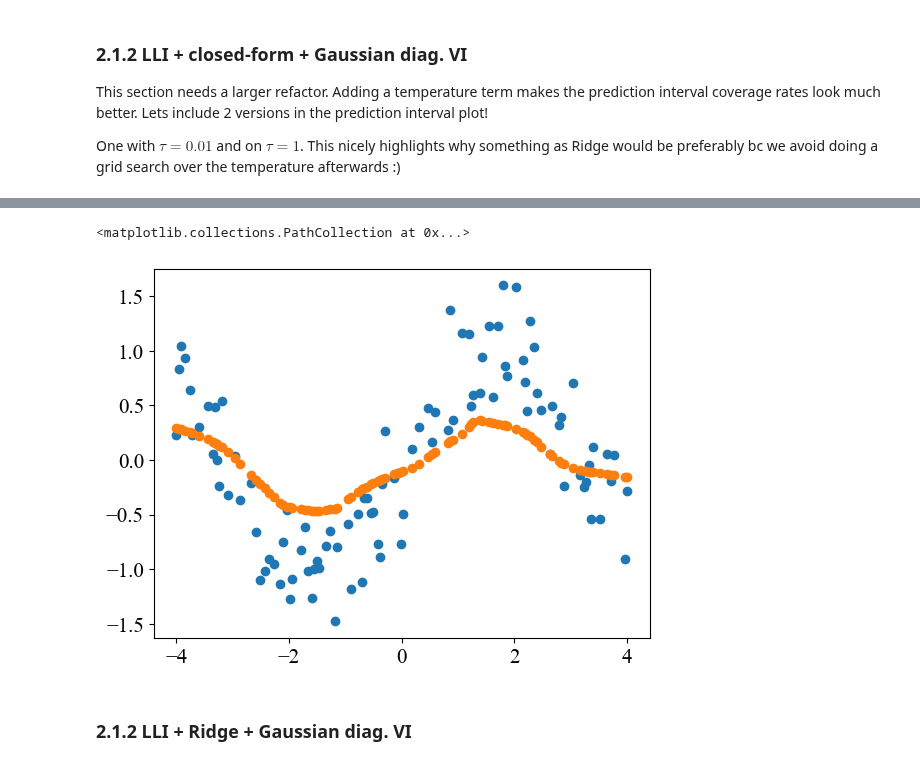
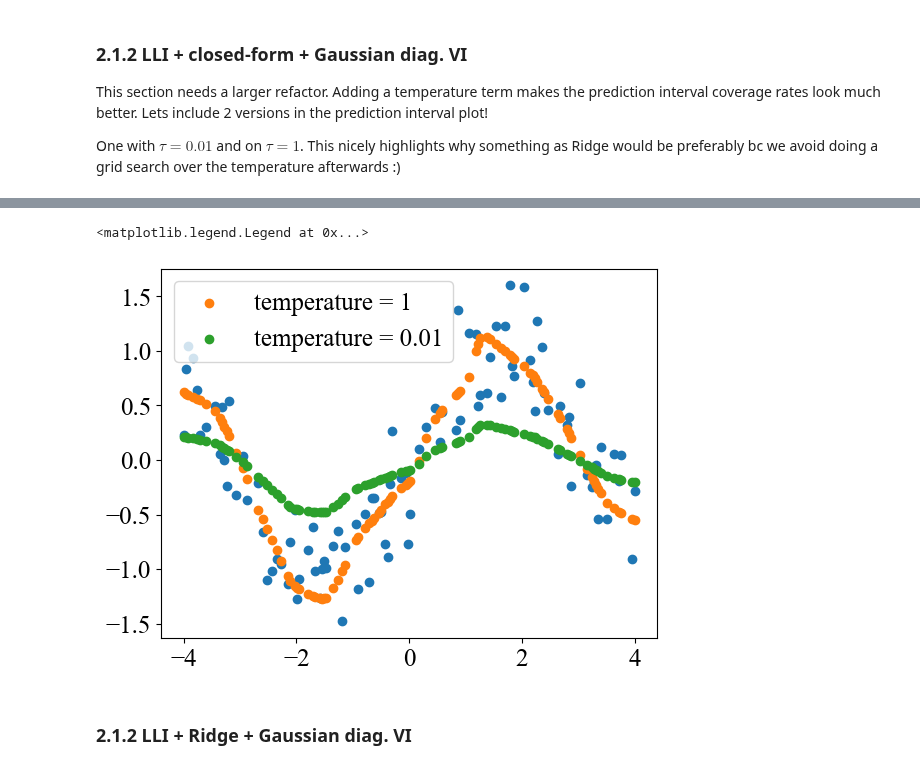
Before and after one commit to clarahoffmann/last-layer-inf, a Jupyter notebook: src/1d_regression.ipynb, the cells around one changed output, grey strips where cells are left out. Saved outputs shown, nothing was run; the diff lists cells and outputs as text; code cells hidden in the pictures.

```diff
--- a/src/1d_regression.ipynb
+++ b/src/1d_regression.ipynb
@@ -260,17 +260,25 @@ for param in lli_net.parameters():
 with torch.no_grad():
     Psi = lli_net.get_ll_embedd(xs_train)
 
-last_layer_vi = LastLayerVIClosedForm(dim_last_layer=Psi.shape[1], dim_output=1)
-optimizer_vi = torch.optim.Adam(last_layer_vi.parameters(), lr=1e-2)
-num_epochs = 1000
+# run once without temperature (not very good coverage of prediction intervals)
+last_layer_vi_no_temp = LastLayerVIClosedForm(dim_last_layer=Psi.shape[1], dim_output=1)
 sigma_eps_sq = 0.3**2
 
-# this temperature works very nicely
-tau = .001
-# this temperature not!! and this would be our default...
-# tau = 1
+model_no_temp, elbos_no_temp = run_last_layer_vi_closed_form(model = last_layer_vi_no_temp,
+                              ys_train = ys_train,
+                              Psi = Psi, sigma_eps_sq = sigma_eps_sq,
+                              lr = 1e-2, temperature = 1, num_epochs = 1000)
 
-elbos = []
+# run once with temperature (better coverage of prediction intervals)
+temp = .001
+last_layer_vi_temp = LastLayerVIClosedForm(dim_last_layer=Psi.shape[1], dim_output=1)
+last_layer_vi_temp, elbos_temp = run_last_layer_vi_closed_form(model = last_layer_vi_temp,
+                              ys_train = ys_train,
+                              Psi = Psi, sigma_eps_sq = sigma_eps_sq,
+                              lr = 1e-2, temperature = temp, num_epochs = 5000)
+
+
+"""elbos = []
 for epoch in range(num_epochs):
     optimizer_vi.zero_grad()
 
@@ -301,5 +309,5 @@ for epoch in range(num_epochs):
     if epoch % 100 == 0:
         print(f"VI epoch {epoch} ELBO: {elbo.item():.3f} \n 'log likelihood: {log_likelihood.item():.3f}")
 
-    elbos.append(elbo.item())
+    elbos.append(elbo.item())"""
 # %% [output]
@@ -333,15 +340,22 @@ axs.set_yscale('symlog')
 # %%
 Psi_test = lli_net.get_ll_embedd(xs_val)
-lli_closed_pred_mu = (Psi_test @  last_layer_vi.mu.T).detach().numpy().squeeze()
-L  = last_layer_vi.get_L()
+lli_closed_pred_mu_no_temp = (Psi_test @  last_layer_vi_no_temp.mu.T).detach().numpy().squeeze()
+L  = last_layer_vi_no_temp.get_L()
 Z = Psi_test @ L.squeeze()
-lli_closed_pred_std = torch.sqrt((Z ** 2).sum(dim=1) + sigma_eps_sq).detach().numpy()
+lli_closed_pred_std_no_temp = torch.sqrt((Z ** 2).sum(dim=1) + sigma_eps_sq).detach().numpy()
+
+lli_closed_pred_mu_temp = (Psi_test @  last_layer_vi_temp.mu.T).detach().numpy().squeeze()
+L  = last_layer_vi_temp.get_L()
+Z = Psi_test @ L.squeeze()
+lli_closed_pred_std_temp = torch.sqrt((Z ** 2).sum(dim=1) + sigma_eps_sq).detach().numpy()
 # %%
 plt.scatter(xs_val,ys_val)
-plt.scatter(xs_val, lli_closed_pred_mu)
+plt.scatter(xs_val, lli_closed_pred_mu_no_temp, label = 'temperature = 1')
+plt.scatter(xs_val, lli_closed_pred_mu_temp, label = 'temperature = 0.01')
+plt.legend()
 # %% [output]
-<matplotlib.collections.PathCollection at 0x...>
+<matplotlib.legend.Legend at 0x...>
-[figure, old version]
+[figure, new version]
 # %% [markdown]
 ### 2.1.2 LLI + Ridge + Gaussian diag. VI
 # %%
```
Also changed, not shown: parts of 12 cells of this notebook.
